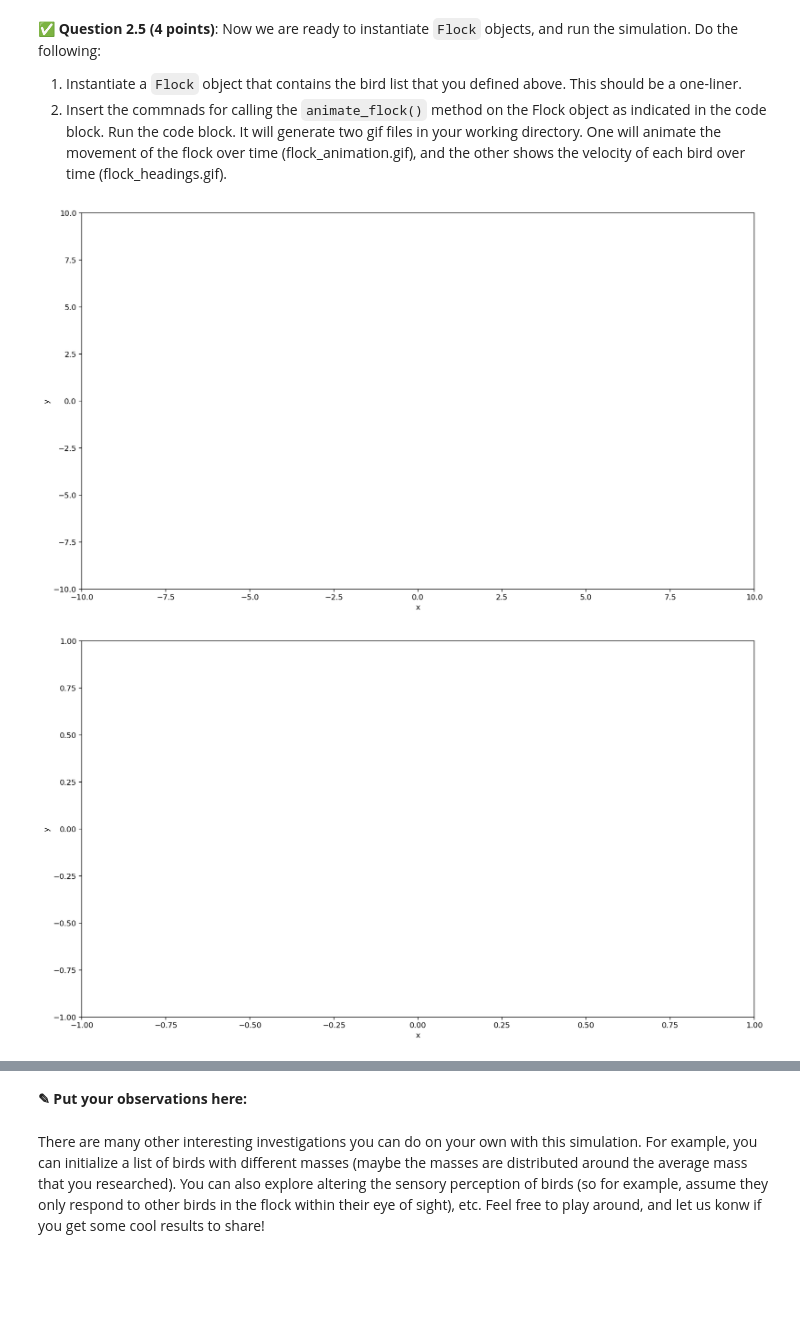
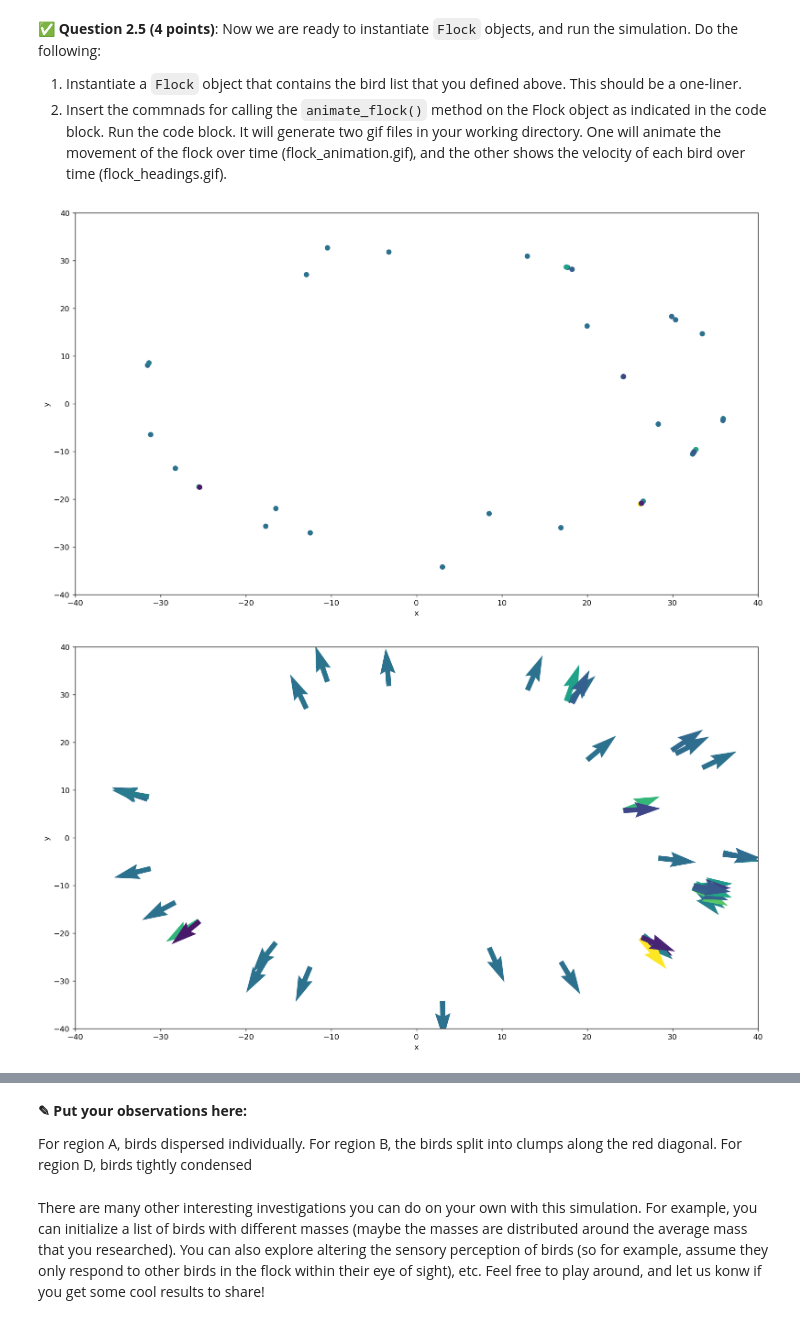
Before and after one commit to jshashank00/CMSE202-f24-turnin, a Jupyter notebook: hw-02/HW-02_ABMandGraphTheory-STUDENT.ipynb, the cells around one changed output, grey strips where cells are left out. Saved outputs shown, nothing was run; the diff lists cells and outputs as text; code cells hidden in the pictures; blank space fills up the shorter version.

```diff
--- a/hw-02/HW-02_ABMandGraphTheory-STUDENT.ipynb
+++ b/hw-02/HW-02_ABMandGraphTheory-STUDENT.ipynb
@@ -438,11 +438,11 @@ No points will be awarded for any part of the answer missing citations. If you c
 # Put your code for Question 2.4 here
 
 # bird paramters
-mass =   7.2
+mass =   3.3
 bird_type = "Bald_Eagle"
 visual_field = 340
-max_speed = 31
-wing_span = 2.066
+max_speed = 33
+wing_span = 2.05
 
 alpha = 1  # bird's self-propulsion rate in kg/second.
 beta = 0.5  # drag strength in kg.s/m^2.
@@ -481,38 +481,38 @@ tspan = [0, 30]
 simulation = BirdMOver(tspan)
 
 # Perform the integration
 simulation.simulate_flock(my_squad)
 
 # We will now create an animation of the flock. Define the time points that will be used in the animation, and create the time vector.
 nsteps = 300  # number of time vector points to evaluate the solution on
 t_vec = np.linspace(tspan[0], tspan[1], nsteps)
 
 # add metadata to the animation
 metadata = dict(title='flock_movement.gif', artist='madScientist')
 # define boundaries of the figure
-fig_bounds = [-10, 10, -10, 10]  # [xmin, xmax, ymin, ymax]
+fig_bounds = [-40, 40, -40, 40]  # [xmin, xmax, ymin, ymax]
 # file name for the animation
 file_name = 'flock_animation.gif'
 
 # call the animate_flock method to animate flock locations
 # <------------------------------------------------------------------------------------------------- call the animate_flock method here to animate positions
-my_squad.animate_flock(simulation, t_vec, fig_bounds, metadata, save_as=file_name, dpi=1920/16, fps=15, labels=['x', 'y'], animate_what='locations')
+my_squad.animate_flock(simulation, t_vec, fig_bounds, metadata, save_as=file_name,labels=['x', 'y'], animate_what='locations')
 
 # let's create another animation for the velocity field of the flock. We will use nsteps and t_vec from above.
 # add metadata to the animation
 metadata = dict(title='flock_headings.gif', artist='madScientist')
 
 # define boundaries of the figure
-fig_bounds = [-1, 1, -1, 1]  # [xmin, xmax, ymin, ymax]
+fig_bounds = [-40, 40, -40, 40]  # [xmin, xmax, ymin, ymax]
 # file name for the animation
 file_name = 'headings_animation.gif'
 
 # call the animate_flock method
 # <------------------------------------------------------------------------------------------------- call the animate_flock method here to animate velocities
 my_squad.animate_flock(simulation, t_vec, fig_bounds, metadata, save_as=file_name, dpi=1920/16, fps=15, labels=['x', 'y'], animate_what='velocities')
 # %% [output]
-[figure, old version]
+[figure, new version]
-[figure, old version]
+[figure, new version]
 # %% [markdown]
 &#9989; **Question 2.6 (8 points)**: If all goes well, you should obtain a gif showing the birds flying in clumps along a ring similar to the animation below (I used nsteps=300, and tspan=[0,60] to make the animation smoother and longer).
 The gif on the left shows positions over time, while the plot on the right is a quiver plot of the velocities. The color in both animations corresopnds to the velcities of the birds.
@@ -533,6 +533,10 @@ Different flock parameters can lead to different swarming behavior, or even the
 <img src="https://github.com/hoolagans/CMSE202_FS24/blob/main/flock_parameter_chart.png?raw=true" alt="Diagram showing partitioned space of the D'Orsonga model." align="center" style="width:25%"/>
 # %% [markdown]
 **<font size=+3>&#9998;</font> Put your observations here:**
+
+For region A, birds dispersed individually.
+For region B, the birds split into clumps along the red diagonal.
+For region D, birds tightly condensed
 # %% [markdown]
 There are many other interesting investigations you can do on your own with this simulation. For example, you can initialize a list of birds with different masses (maybe the masses are distributed around the average mass that you researched). You can also explore altering the sensory perception of birds (so for example, assume they only respond to other birds in the flock within their eye of sight), etc. Feel free to play around, and let us konw if you get some cool results to share!
 # %% [markdown]
```
Also changed, not shown: parts of 18 cells of this notebook, 2 other files.
